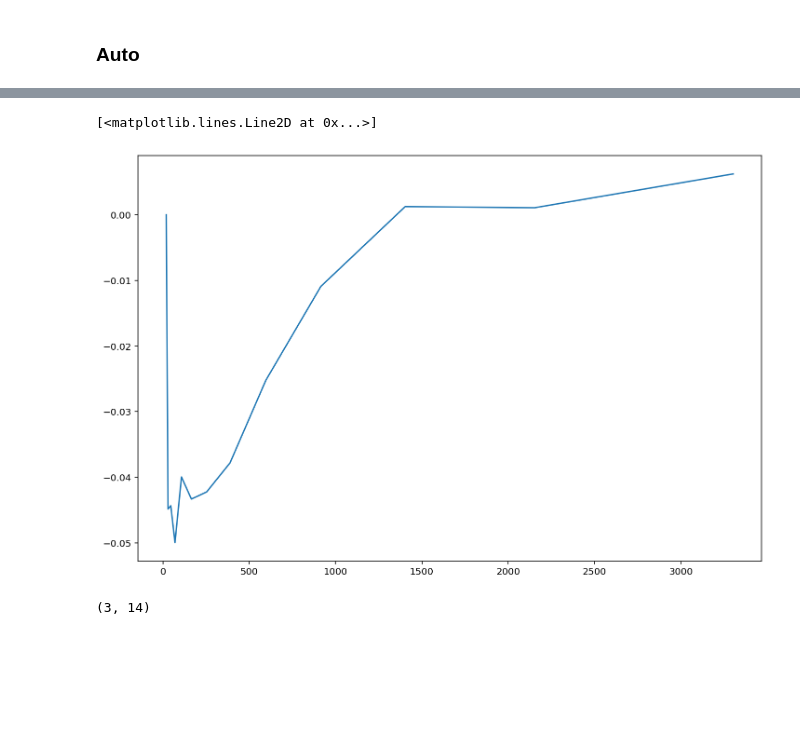
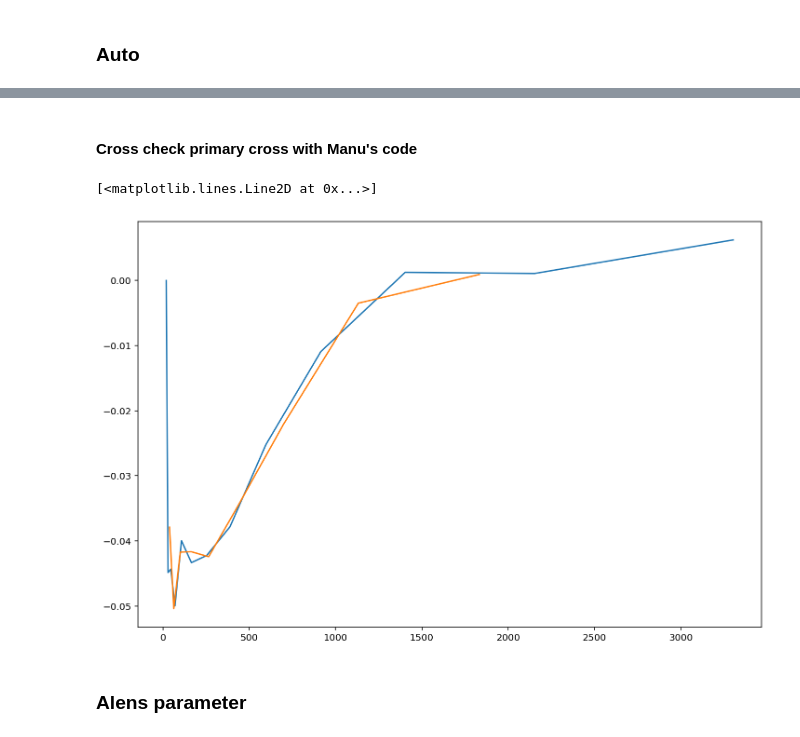
Before and after one commit to Saladino93/qelensingcomb, a Jupyter notebook: plots.ipynb, the cells around one changed output, grey strips where cells are left out. Cells and saved outputs as stored; diff of their text form; code cells hidden in the pictures; blank space fills up the shorter version.

```diff
--- a/plots.ipynb
+++ b/plots.ipynb
@@ -365,19 +404,31 @@ dictionary = u.dictionary(savingdirectory, 'h3500s3500b3500')
+# %% [markdown]
+#### Cross check primary cross with Manu's code
 # %%
+dictionary = u.dictionary(savingdirectory, 'h3500s3500b3500')
+
 Nsims = 80
 fgnamefile = 'tsz'
 
 total = 0.
 totalmanu = 0.
+totalmanukg = 0.
 
 for j in range(Nsims):
     dic = dictionary.read(f'{fgnamefile}_{nu}_{j}')
     total += dic['PC']['PC-hu_ok']
 
-
+    direc = '/scratch/r/rbond/omard/CORI17112020/toNIAGARA24112020/LensQuEst-1/out_txt/'
+    lCen, Clcross, signal = np.loadtxt(direc+f'QE_galonly_{j}.txt', unpack = True)
+    totalmanu += Clcross
+    totalmanukg += signal
 
 total /= Nsims
+totalmanu /= Nsims
+totalmanukg /= Nsims
+
+plt.plot(ells, total/kg)
+selection = (lCen>30) & (lCen<2000)
+plt.plot(lCen[selection], totalmanu[selection]/totalmanukg[selection])
+# %% [output]
+[<matplotlib.lines.Line2D at 0x...>]
+[figure, added]
-# %%
-plt.plot(ells, total/kg)
-# %% [output]
-[<matplotlib.lines.Line2D at 0x...>]
-[figure, removed]
@@ -391,4 +435,2 @@ b = get(primarycrosstag)
-# %%
-b.shape
-# %% [output]
-(3, 14)
+# %% [markdown]
+### Alens parameter
```
Also changed, not shown: parts of 31 cells of this notebook, 8 other files.
